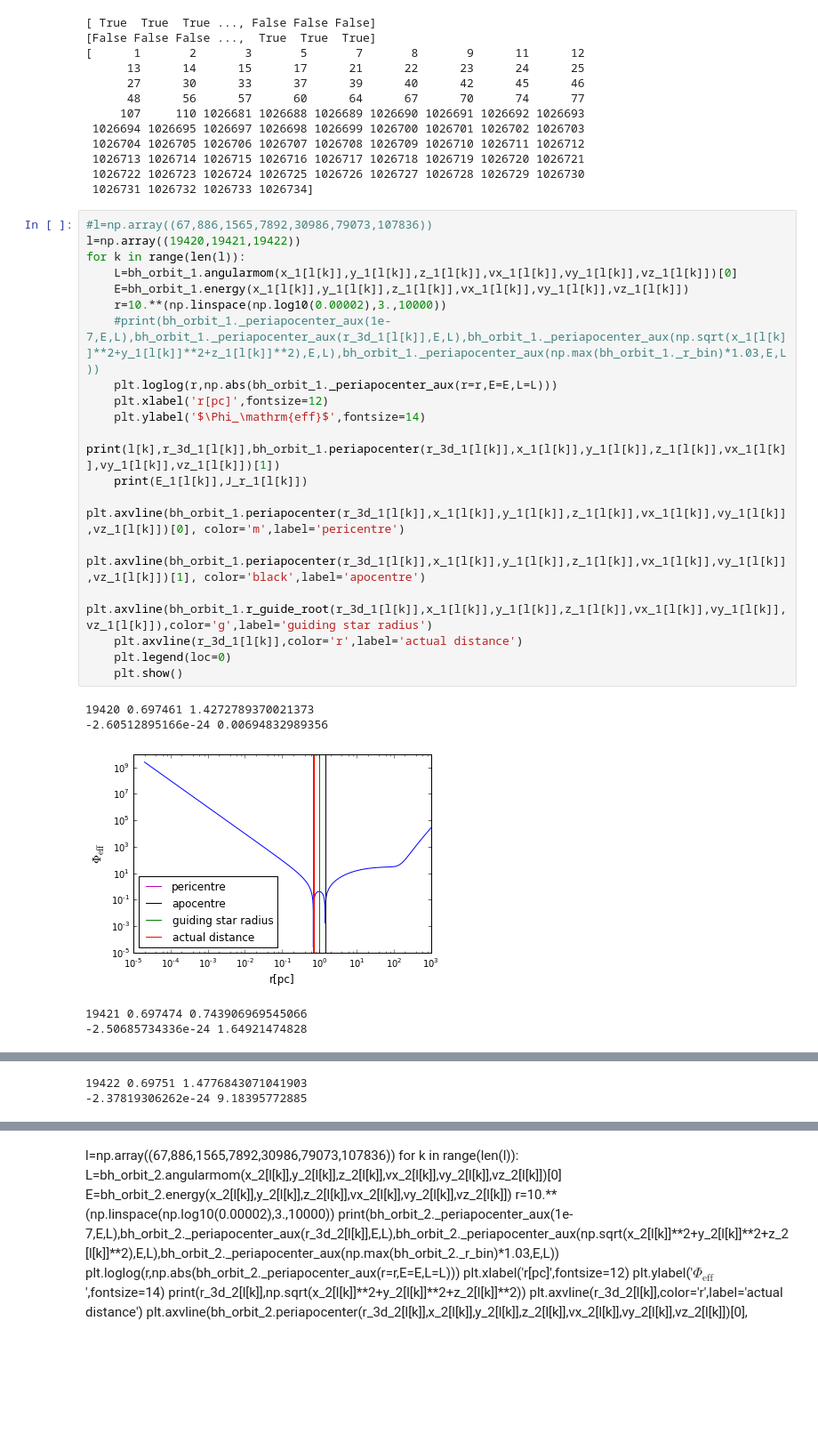
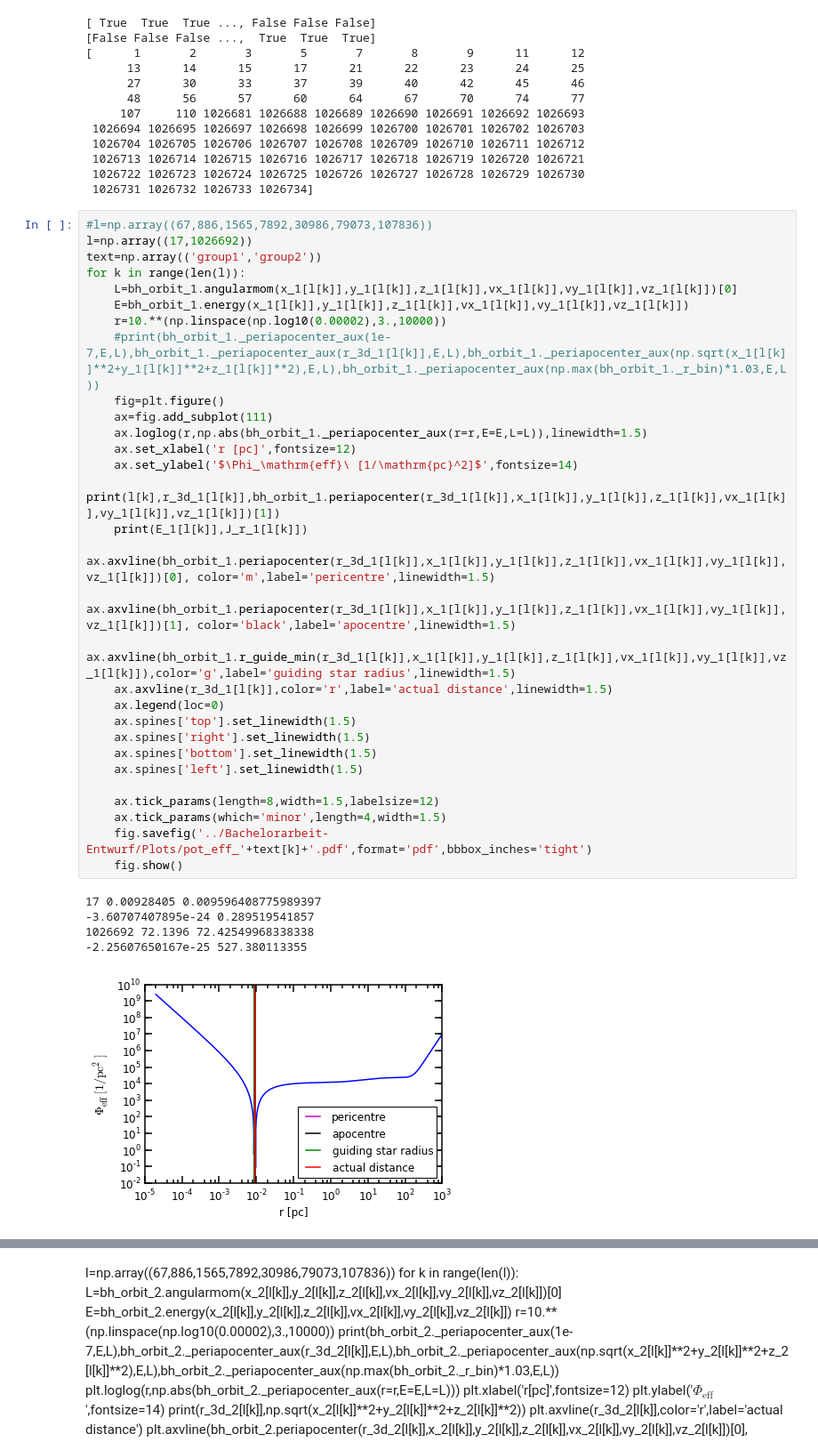
Before and after one commit to sophialilleengen/GC_actions, a Jupyter notebook: effective_potential.ipynb, the cells around one changed output, grey strips where cells are left out. Shown: that part at 89% size. Saved outputs shown, nothing was run; the diff lists cells and outputs as text; blank space fills up the shorter version.

```diff
--- a/effective_potential.ipynb
+++ b/effective_potential.ipynb
@@ -150,26 +152,37 @@ print(l)
  1026731 1026732 1026733 1026734]
 # %%
 #l=np.array((67,886,1565,7892,30986,79073,107836))
-l=np.array((19420,19421,19422))
+l=np.array((17,1026692))
+text=np.array(('group1','group2'))
 for k in range(len(l)):
     L=bh_orbit_1.angularmom(x_1[l[k]],y_1[l[k]],z_1[l[k]],vx_1[l[k]],vy_1[l[k]],vz_1[l[k]])[0]
     E=bh_orbit_1.energy(x_1[l[k]],y_1[l[k]],z_1[l[k]],vx_1[l[k]],vy_1[l[k]],vz_1[l[k]])
     r=10.**(np.linspace(np.log10(0.00002),3.,10000))
     #print(bh_orbit_1._periapocenter_aux(1e-7,E,L),bh_orbit_1._periapocenter_aux(r_3d_1[l[k]],E,L),bh_orbit_1._periapocenter_aux(np.sqrt(x_1[l[k]]**2+y_1[l[k]]**2+z_1[l[k]]**2),E,L),bh_orbit_1._periapocenter_aux(np.max(bh_orbit_1._r_bin)*1.03,E,L))
-    plt.loglog(r,np.abs(bh_orbit_1._periapocenter_aux(r=r,E=E,L=L)))
-    plt.xlabel('r[pc]',fontsize=12)
-    plt.ylabel('$\Phi_\mathrm{eff}$',fontsize=14)
+    fig=plt.figure()
+    ax=fig.add_subplot(111)
+    ax.loglog(r,np.abs(bh_orbit_1._periapocenter_aux(r=r,E=E,L=L)),linewidth=1.5)
+    ax.set_xlabel('r [pc]',fontsize=12)
+    ax.set_ylabel('$\Phi_\mathrm{eff}\ [1/\mathrm{pc}^2]$',fontsize=14)
     print(l[k],r_3d_1[l[k]],bh_orbit_1.periapocenter(r_3d_1[l[k]],x_1[l[k]],y_1[l[k]],z_1[l[k]],vx_1[l[k]],vy_1[l[k]],vz_1[l[k]])[1])
     print(E_1[l[k]],J_r_1[l[k]])
-    plt.axvline(bh_orbit_1.periapocenter(r_3d_1[l[k]],x_1[l[k]],y_1[l[k]],z_1[l[k]],vx_1[l[k]],vy_1[l[k]],vz_1[l[k]])[0], color='m',label='pericentre')
-    plt.axvline(bh_orbit_1.periapocenter(r_3d_1[l[k]],x_1[l[k]],y_1[l[k]],z_1[l[k]],vx_1[l[k]],vy_1[l[k]],vz_1[l[k]])[1], color='black',label='apocentre')
-    plt.axvline(bh_orbit_1.r_guide_root(r_3d_1[l[k]],x_1[l[k]],y_1[l[k]],z_1[l[k]],vx_1[l[k]],vy_1[l[k]],vz_1[l[k]]),color='g',label='guiding star radius')
-    plt.axvline(r_3d_1[l[k]],color='r',label='actual distance')
-    plt.legend(loc=0)
-    plt.show()
+    ax.axvline(bh_orbit_1.periapocenter(r_3d_1[l[k]],x_1[l[k]],y_1[l[k]],z_1[l[k]],vx_1[l[k]],vy_1[l[k]],vz_1[l[k]])[0], color='m',label='pericentre',linewidth=1.5)
+    ax.axvline(bh_orbit_1.periapocenter(r_3d_1[l[k]],x_1[l[k]],y_1[l[k]],z_1[l[k]],vx_1[l[k]],vy_1[l[k]],vz_1[l[k]])[1], color='black',label='apocentre',linewidth=1.5)
+    ax.axvline(bh_orbit_1.r_guide_min(r_3d_1[l[k]],x_1[l[k]],y_1[l[k]],z_1[l[k]],vx_1[l[k]],vy_1[l[k]],vz_1[l[k]]),color='g',label='guiding star radius',linewidth=1.5)
+    ax.axvline(r_3d_1[l[k]],color='r',label='actual distance',linewidth=1.5)
+    ax.legend(loc=0)
+    ax.spines['top'].set_linewidth(1.5)
+    ax.spines['right'].set_linewidth(1.5)
+    ax.spines['bottom'].set_linewidth(1.5)
+    ax.spines['left'].set_linewidth(1.5)
+
+    ax.tick_params(length=8,width=1.5,labelsize=12)
+    ax.tick_params(which='minor',length=4,width=1.5)
+    fig.savefig('../Bachelorarbeit-Entwurf/Plots/pot_eff_'+text[k]+'.pdf',format='pdf',bbbox_inches='tight')
+    fig.show()
 # %% [output]
-19420 0.697461 1.4272789370021373
--2.60512895166e-24 0.00694832989356
+17 0.00928405 0.009596408775989397
+-3.60707407895e-24 0.289519541857
+1026692 72.1396 72.42549968338338
+-2.25607650167e-25 527.380113355
-[figure, old version]
+[figure, new version]
-19421 0.697474 0.743906969545066
--2.50685734336e-24 1.64921474828
@@ -177,2 +189,0 @@ for k in range(len(l)):
-19422 0.69751 1.4776843071041903
--2.37819306262e-24 9.18395772885
```
Also changed, not shown: parts of 5 cells of this notebook.
